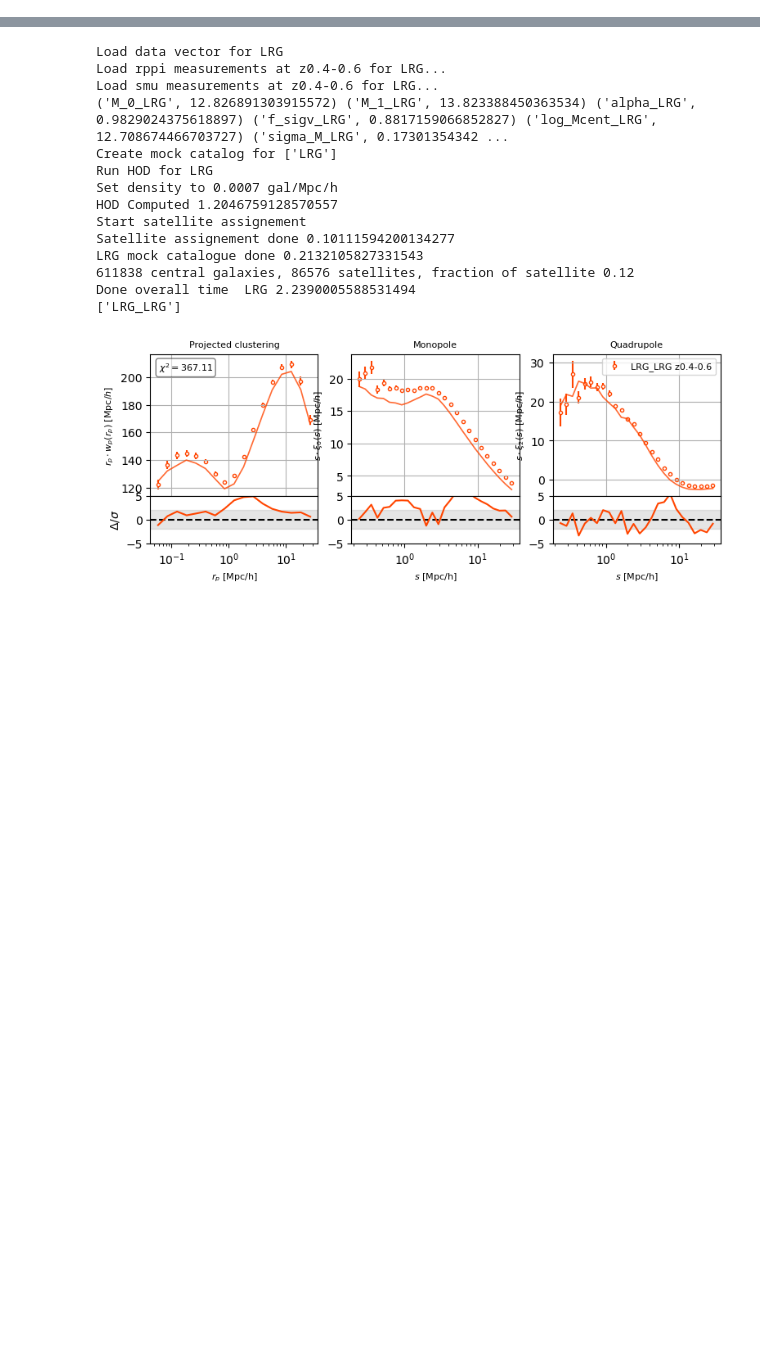
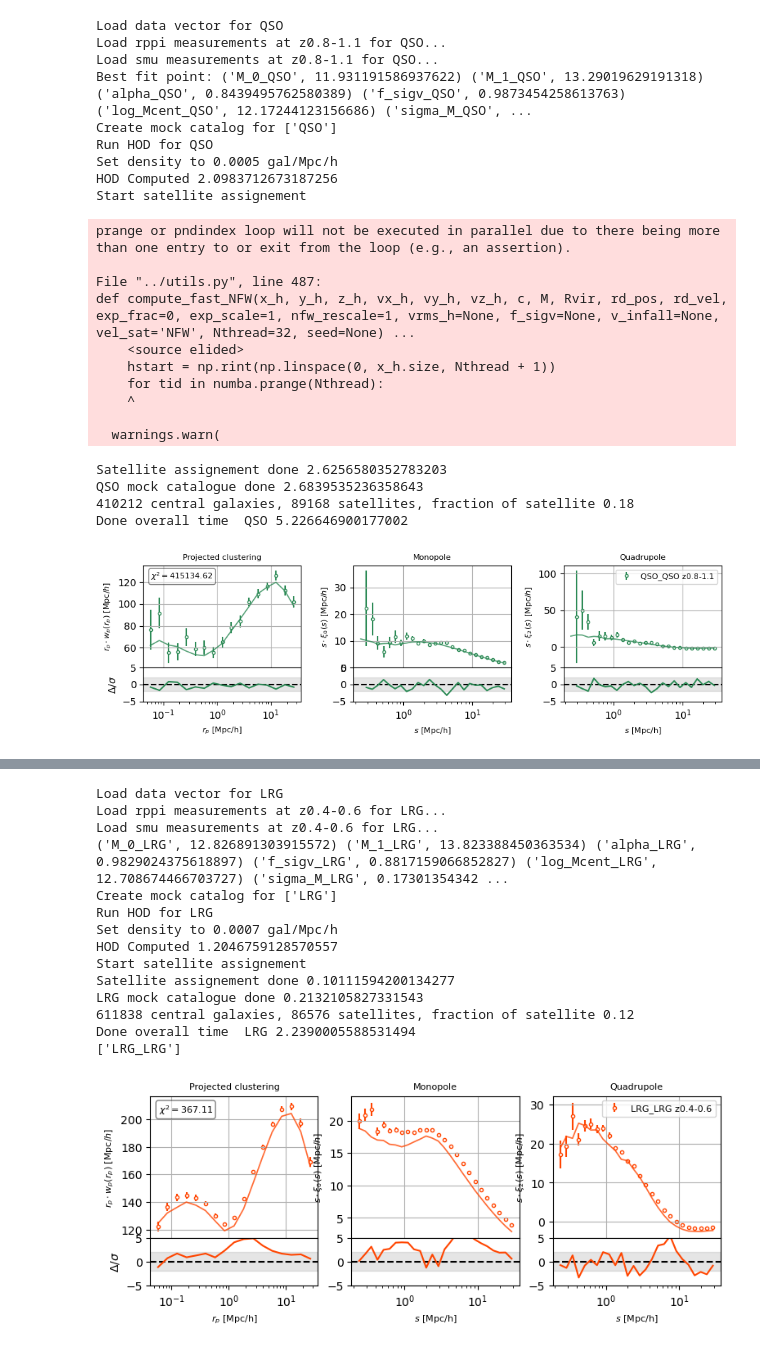
Before and after one commit to antoine-rocher/HODDIES, a Jupyter notebook: HODDIES/desi/hod_fit_examples.ipynb, the cells around one changed output, grey strips where cells are left out. Saved outputs shown, nothing was run; the diff lists cells and outputs as text; code cells hidden in the pictures; blank space fills up the shorter version.

```diff
--- a/HODDIES/desi/hod_fit_examples.ipynb
+++ b/HODDIES/desi/hod_fit_examples.ipynb
@@ -8,3 +45,30 @@ Load Compaso cat from /global/cfs/cdirs/desi/cosmosim/Abacus/AbacusSummit_highba
+# %%
+fig = HOD_obj.plot_bf_data(bf_file='/global/homes/a/arocher/Code/postdoc/HOD/Dev/HODDIES/HODDIES/desi/fit_result_QSO_SHOD_6p_AbacusSummit_highbase_c000_ph100_z0.95_wp+xi.npy', fix_seed=10)
+# %% [output]
+Load data vector for QSO
+Load rppi measurements at z0.8-1.1 for QSO...
+Load smu measurements at z0.8-1.1 for QSO...
+Best fit point: ('M_0_QSO', 11.931191586937622) ('M_1_QSO', 13.29019629191318) ('alpha_QSO', 0.8439495762580389) ('f_sigv_QSO', 0.9873454258613763) ('log_Mcent_QSO', 12.17244123156686) ('sigma_M_QSO', ...
+Create mock catalog for ['QSO']
+Run HOD for QSO
+Set density to 0.0005 gal/Mpc/h
+HOD Computed 2.0983712673187256
+Start satellite assignement
+prange or pndindex loop will not be executed in parallel due to there being more than one entry to or exit from the loop (e.g., an assertion).
+
+File "../utils.py", line 487:
+def compute_fast_NFW(x_h, y_h, z_h, vx_h, vy_h, vz_h, c, M, Rvir, rd_pos, rd_vel, exp_frac=0, exp_scale=1, nfw_rescale=1, vrms_h=None, f_sigv=None, v_infall=None, vel_sat='NFW', Nthread=32, seed=None) ...
+    <source elided>
+    hstart = np.rint(np.linspace(0, x_h.size, Nthread + 1))
+    for tid in numba.prange(Nthread):
+    ^
+
+  warnings.warn(
+Satellite assignement done 2.6256580352783203
+QSO mock catalogue done 2.6839535236358643
+410212 central galaxies, 89168 satellites, fraction of satellite 0.18
+Done overall time  QSO 5.226646900177002
+[figure, added]
 # %%
 # Example of a run
 res = HOD_obj.run_minimizer(minimizer_options= {"maxiter":1, "popsize": 1, 'xtol':1e-6})
```
Also changed, not shown: parts of 23 cells of this notebook.
